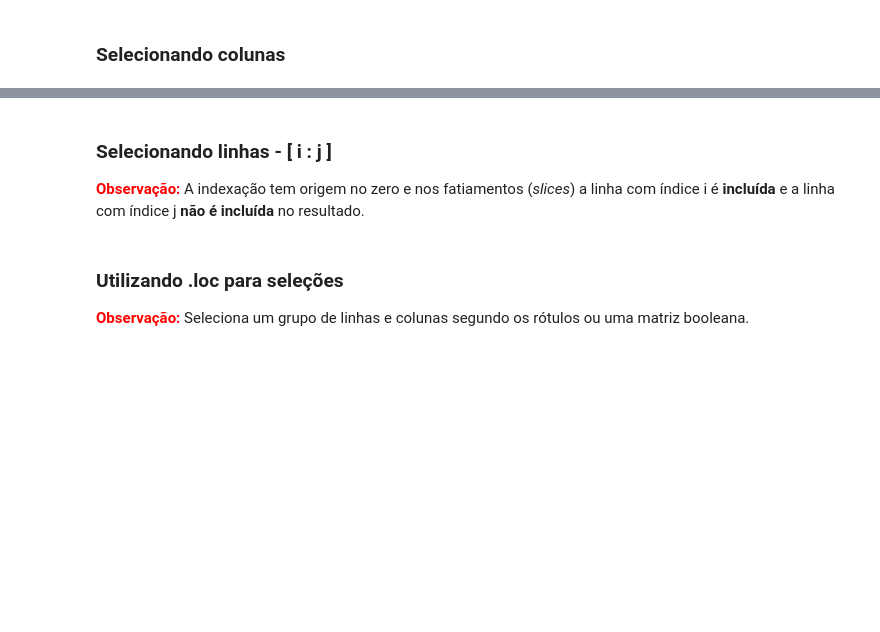
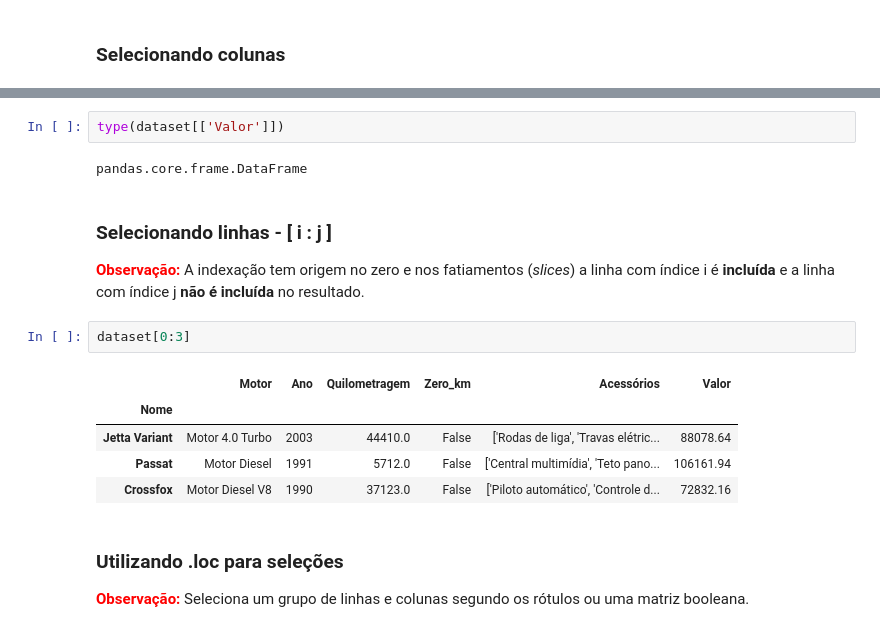
Before and after one commit to FabiadS/Python-para-Data-Science, a Jupyter notebook: Python para Data Science funções, pacotes e pandas/Python_para_Data_Science_Pandas.ipynb, the cells around one changed output, grey strips where cells are left out. Cells and saved outputs as stored; diff of their text form; blank space fills up the shorter version.

```diff
--- a/Python para Data Science funções, pacotes e pandas/Python_para_Data_Science_Pandas.ipynb
+++ b/Python para Data Science funções, pacotes e pandas/Python_para_Data_Science_Pandas.ipynb
@@ -832,7 +870,19 @@ dataset
+# %%
+type(dataset[['Valor']])
+# %% [output]
+pandas.core.frame.DataFrame
 # %% [markdown]
 ### Selecionando linhas - [ i : j ]
 
 <font color=red>**Observação:**</font> A indexação tem origem no zero e nos fatiamentos (*slices*) a linha com índice i é **incluída** e a linha com índice j **não é incluída** no resultado.
+# %%
+dataset[0:3]
+# %% [output]
+|  | Motor | Ano | Quilometragem | Zero_km | Acessórios | Valor |
+| Nome |  |  |  |  |  |  |
+| Jetta Variant | Motor 4.0 Turbo | 2003 | 44410.0 | False | ['Rodas de liga', 'Travas elétric... | 88078.64 |
+| Passat | Motor Diesel | 1991 | 5712.0 | False | ['Central multimídia', 'Teto pano... | 106161.94 |
+| Crossfox | Motor Diesel V8 | 1990 | 37123.0 | False | ['Piloto automático', 'Controle d... | 72832.16 |
 # %% [markdown]
 ### Utilizando .loc para seleções
 
```
Also changed, not shown: parts of 13 cells of this notebook.
